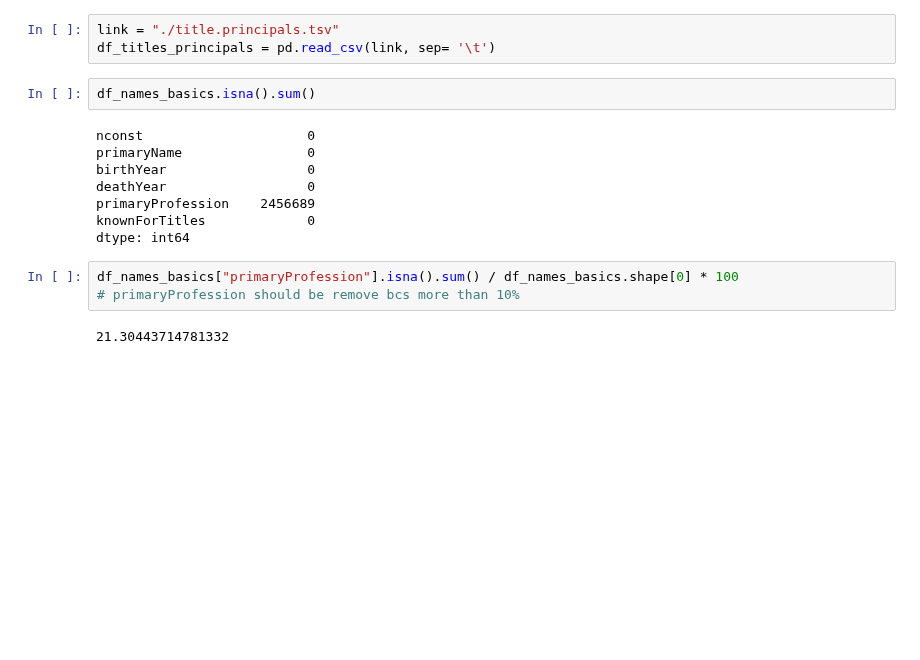
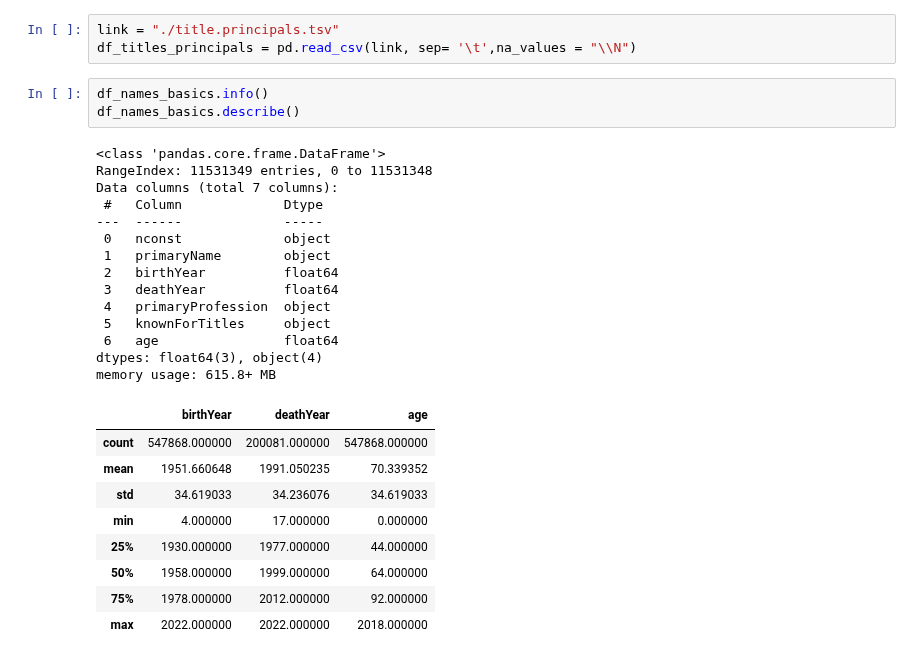
Before and after one commit to fdmdlb/nextflix, a Jupyter notebook: project_2.ipynb, the cells around one changed output. Drawn from its saved outputs; the diff is of its cells as text; blank space fills up the shorter version.

```diff
--- a/project_2.ipynb
+++ b/project_2.ipynb
@@ -25,18 +29,30 @@ df_titles_episodes = pd.read_csv(link, sep= '\t')
 # %%
 link = "./title.principals.tsv"
-df_titles_principals = pd.read_csv(link, sep= '\t')
+df_titles_principals = pd.read_csv(link, sep= '\t',na_values = "\\N")
-# %%
-df_names_basics.isna().sum()
-# %% [output]
-nconst                     0
-primaryName                0
-birthYear                  0
-deathYear                  0
-primaryProfession    2456689
-knownForTitles             0
-dtype: int64
 # %%
-df_names_basics["primaryProfession"].isna().sum() / df_names_basics.shape[0] * 100
-# primaryProfession should be remove bcs more than 10%
+df_names_basics.info()
+df_names_basics.describe()
 # %% [output]
-21.30443714781332
+<class 'pandas.core.frame.DataFrame'>
+RangeIndex: 11531349 entries, 0 to 11531348
+Data columns (total 7 columns):
+ #   Column             Dtype
+---  ------             -----
+ 0   nconst             object
+ 1   primaryName        object
+ 2   birthYear          float64
+ 3   deathYear          float64
+ 4   primaryProfession  object
+ 5   knownForTitles     object
+ 6   age                float64
+dtypes: float64(3), object(4)
+memory usage: 615.8+ MB
+|  | birthYear | deathYear | age |
+| count | 547868.000000 | 200081.000000 | 547868.000000 |
+| mean | 1951.660648 | 1991.050235 | 70.339352 |
+| std | 34.619033 | 34.236076 | 34.619033 |
+| min | 4.000000 | 17.000000 | 0.000000 |
+| 25% | 1930.000000 | 1977.000000 | 44.000000 |
+| 50% | 1958.000000 | 1999.000000 | 64.000000 |
+| 75% | 1978.000000 | 2012.000000 | 92.000000 |
+| max | 2022.000000 | 2022.000000 | 2018.000000 |
```
Also changed, not shown: parts of 17 cells of this notebook.
